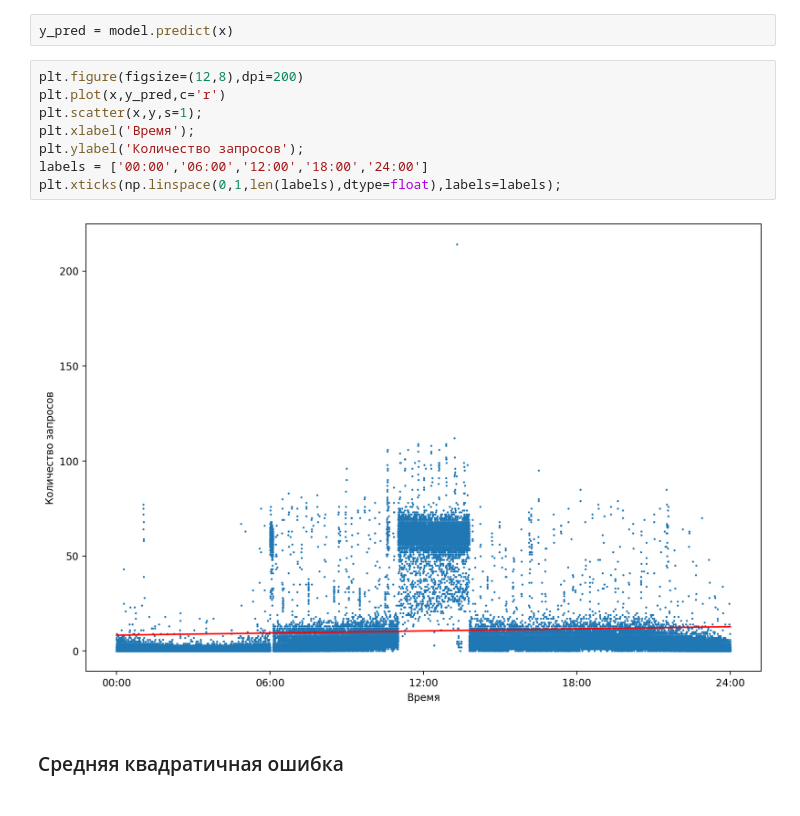
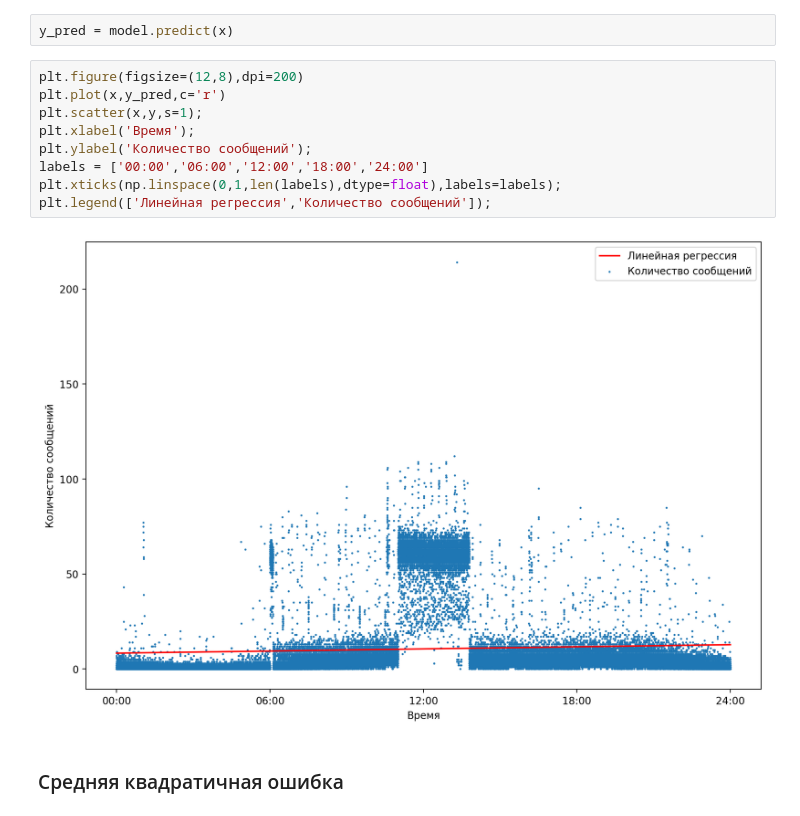
Before and after one commit to DanisDeveloper/proteiDS, a Jupyter notebook: Tasks/Task #1.ipynb, the cells around one changed output. Cells and saved outputs as stored; diff of their text form.

```diff
--- a/Tasks/Task #1.ipynb
+++ b/Tasks/Task #1.ipynb
@@ -26,13 +26,14 @@ y_pred = model.predict(x)
 # %%
 plt.figure(figsize=(12,8),dpi=200)
 plt.plot(x,y_pred,c='r')
 plt.scatter(x,y,s=1);
 plt.xlabel('Время');
-plt.ylabel('Количество запросов');
+plt.ylabel('Количество сообщений');
 labels = ['00:00','06:00','12:00','18:00','24:00']
 plt.xticks(np.linspace(0,1,len(labels),dtype=float),labels=labels);
+plt.legend(['Линейная регрессия','Количество сообщений']);
 # %% [output]
-[figure, old version]
+[figure, new version]
 # %% [markdown]
 ### Средняя квадратичная ошибка
 # %%
```
Also changed, not shown: parts of 1 cell of this notebook, 6 other files.
